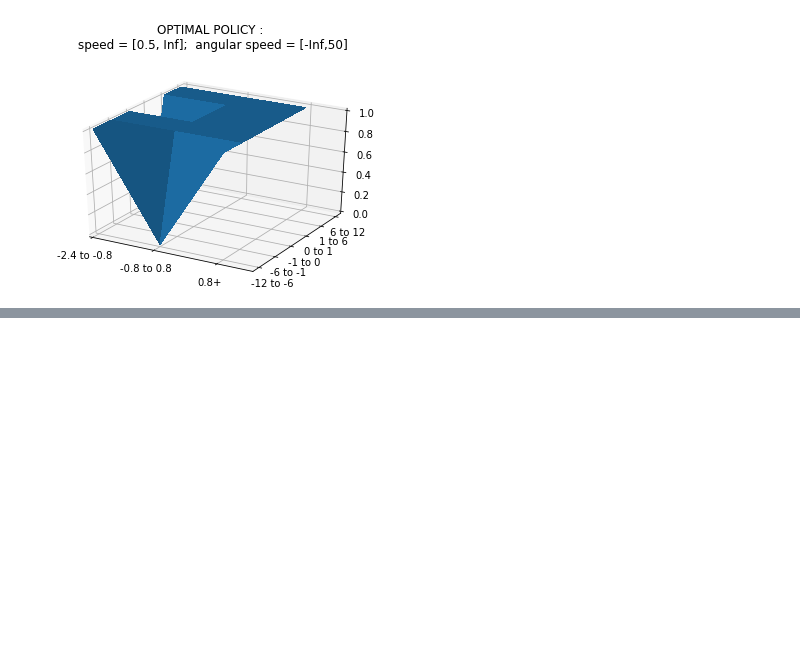
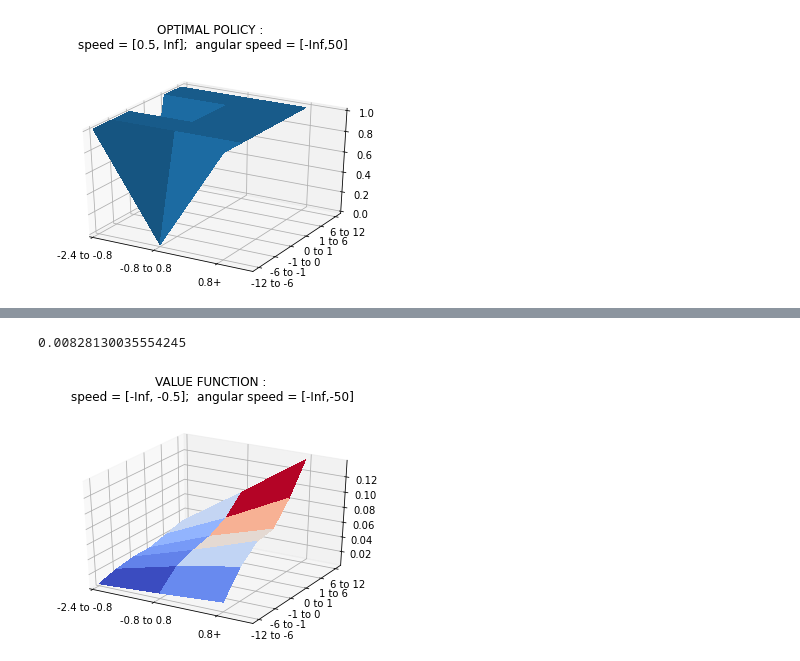
Before and after one commit to adyotag/SLE_Project, a Jupyter notebook: Project_P2_DP.ipynb, the cells around one changed output, grey strips where cells are left out. Cells and saved outputs as stored; diff of their text form; code cells hidden in the pictures; blank space fills up the shorter version.

Commit message:
Update to include Value Iteration

```diff
--- a/Project_P2_DP.ipynb
+++ b/Project_P2_DP.ipynb
@@ -333,0 +384,25 @@ plt.show()
+# %%
+delta
+# %% [output]
+0.00828130035554245
+# %%
+# Plotting value function as a function of angle and location for
+# 3 chosen values of rate of angular change and speed
+
+fig = plt.figure()
+ax = fig.gca(projection='3d')
+X = np.array([0,1,2,3,4,5])
+Y = np.array([0,1,2])
+X, Y = np.meshgrid(Y, X)
+Z = V[:,:,0,0]
+surf = ax.plot_surface(X, Y, Z, cmap=cm.coolwarm,linewidth=0, antialiased=False)
+
+# Add a color bar which maps values to colors.
+
+plt.title('VALUE FUNCTION : \n speed = [-Inf, -0.5];  angular speed = [-Inf,-50] \n \n')
+plt.yticks([0,1,2,3,4,5], ('-12 to -6', '-6 to -1', '-1 to 0', '0 to 1', '1 to 6','6 to 12'))
+plt.xticks([0,1,2],('-2.4 to -0.8','-0.8 to 0.8','0.8+'))
+plt.xlim((0,2.5))
+plt.show()
+# %% [output]
+[figure, added]
```
Also changed, not shown: parts of 10 cells of this notebook.
